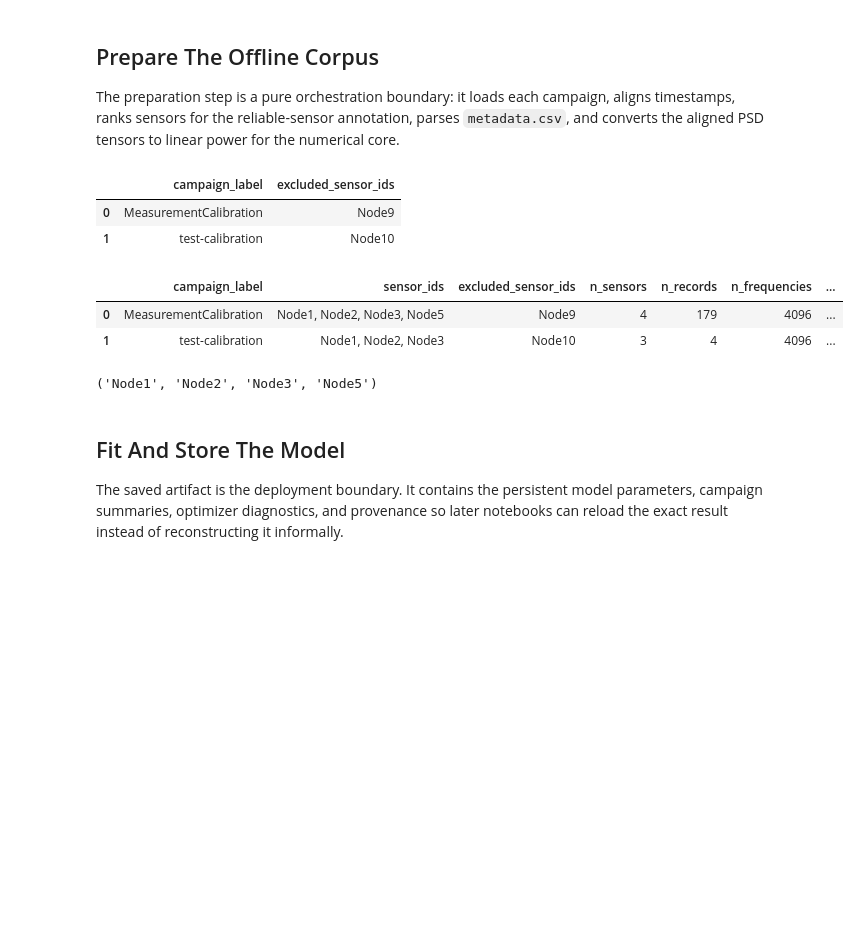
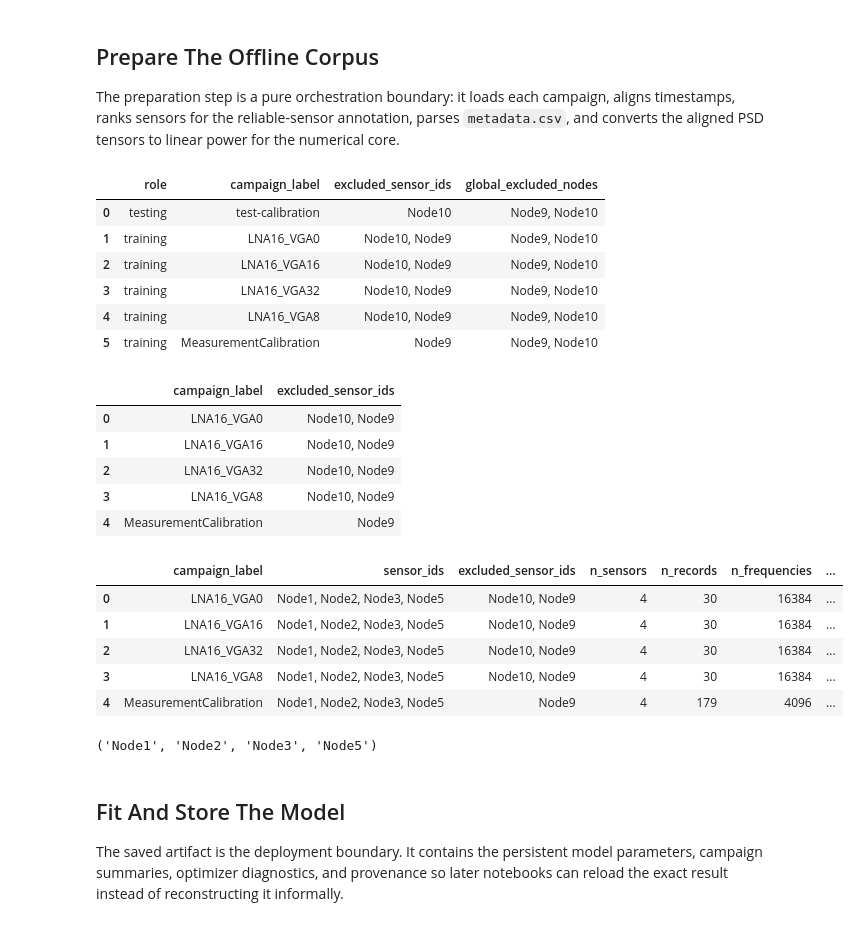
Before and after one commit to AlmondSund/MeasurementCalibration, a Jupyter notebook: notebooks/sensor_calibration.ipynb, the cells around one changed output. Saved outputs shown, nothing was run; the diff lists cells and outputs as text; code cells hidden in the pictures; blank space fills up the shorter version.

Commit message:
deploy

```diff
--- a/notebooks/sensor_calibration.ipynb
+++ b/notebooks/sensor_calibration.ipynb
@@ -9,8 +9,9 @@ The key architectural boundary is:
 - `spectral_calibration.py` holds the numerical model and optimizer.
 - `artifacts.py` persists the fitted result for later deployment.
 # %%
-# Modify this list to exclude specific nodes from the WHOLE analysis (Train + Deploy).
-EXCLUDED_NODES = ["Node9","Node10"]  # Node 9: Is on another location (non-comparable with others), Node 10: Seems to be broken
+# Shared workflow configuration lives under ``config/notebook_workflow/``.
+# Edit those files instead of maintaining notebook-local campaign or node lists.
+NOTEBOOK_WORKFLOW_CONFIG_DIRNAME = "config/notebook_workflow"
 # %%
 from __future__ import annotations
 
@@ -129,6 +126,37 @@ PosixPath('/home/marti/Code/MeasurementCalibration')
 
 The preparation step is a pure orchestration boundary: it loads each campaign, aligns timestamps, ranks sensors for the reliable-sensor annotation, parses `metadata.csv`, and converts the aligned PSD tensors to linear power for the numerical core.
 # %%
+workflow_configuration_rows = [
+    {
+        "role": "training",
+        "campaign_label": campaign_label,
+        "excluded_sensor_ids": ", ".join(
+            TRAINING_EXCLUDED_SENSOR_IDS_BY_CAMPAIGN[campaign_label]
+        ) or "-",
+    }
+    for campaign_label in TRAINING_CAMPAIGN_LABELS
+]
+workflow_configuration_rows.extend(
+    {
+        "role": "testing",
+        "campaign_label": campaign_label,
+        "excluded_sensor_ids": ", ".join(
+            GLOBAL_EXCLUDED_SENSOR_IDS_BY_CAMPAIGN[campaign_label]
+        ) or "-",
+    }
+    for campaign_label in TESTING_CAMPAIGN_LABELS
+)
+workflow_configuration_frame = pd.DataFrame(workflow_configuration_rows)
+workflow_configuration_frame["global_excluded_nodes"] = (
+    ", ".join(EXCLUDED_NODES) or "-"
+)
+display(
+    workflow_configuration_frame.sort_values(
+        ["role", "campaign_label"],
+        ignore_index=True,
+    )
+)
+
 preparation = prepare_calibration_corpus(
     campaign_labels=TRAINING_CAMPAIGN_LABELS,
     campaigns_root=CAMPAIGNS_ROOT,
@@ -145,39 +173,52 @@ resolved_exclusion_frame = pd.DataFrame(
     ]
 ).sort_values("campaign_label")
 display(resolved_exclusion_frame)
 
 campaign_rows = []
 for prepared_campaign in preparation.prepared_campaigns:
     configuration = prepared_campaign.campaign.configuration
     campaign_rows.append(
         {
             "campaign_label": prepared_campaign.campaign_label,
             "sensor_ids": ", ".join(prepared_campaign.campaign.sensor_ids),
             "excluded_sensor_ids": ", ".join(prepared_campaign.excluded_sensor_ids) or "-",
             "n_sensors": prepared_campaign.campaign.n_sensors,
             "n_records": prepared_campaign.campaign.n_acquisitions,
             "n_frequencies": prepared_campaign.campaign.n_frequencies,
             "reliable_sensor_id": prepared_campaign.reliable_sensor_id,
             "distribution_outliers": ", ".join(prepared_campaign.distribution_outlier_sensor_ids) or "-",
             "central_freq_MHz": configuration.central_frequency_hz / 1.0e6,
             "span_MHz": configuration.span_hz / 1.0e6,
             "rbw_kHz": configuration.resolution_bandwidth_hz / 1.0e3,
             "acquisition_interval_s": configuration.acquisition_interval_s,
             "antenna_amp": configuration.antenna_amplifier_enabled,
         }
     )
 
 campaign_frame = pd.DataFrame(campaign_rows).sort_values("campaign_label")
 display(campaign_frame)
 
 preparation.corpus.sensor_ids
 # %% [output]
-|  | campaign_label | excluded_sensor_ids |
-| 0 | MeasurementCalibration | Node9 |
-| 1 | test-calibration | Node10 |
+|  | role | campaign_label | excluded_sensor_ids | global_excluded_nodes |
+| 0 | testing | test-calibration | Node10 | Node9, Node10 |
+| 1 | training | LNA16_VGA0 | Node10, Node9 | Node9, Node10 |
+| 2 | training | LNA16_VGA16 | Node10, Node9 | Node9, Node10 |
+| 3 | training | LNA16_VGA32 | Node10, Node9 | Node9, Node10 |
+| 4 | training | LNA16_VGA8 | Node10, Node9 | Node9, Node10 |
+| 5 | training | MeasurementCalibration | Node9 | Node9, Node10 |
-|  | campaign_label | sensor_ids | excluded_sensor_ids | n_sensors | n_records | n_frequencies | ... |
-| 0 | MeasurementCalibration | Node1, Node2, Node3, Node5 | Node9 | 4 | 179 | 4096 | ... |
-| 1 | test-calibration | Node1, Node2, Node3 | Node10 | 3 | 4 | 4096 | ... |
+|  | campaign_label | excluded_sensor_ids |
+| 0 | LNA16_VGA0 | Node10, Node9 |
+| 1 | LNA16_VGA16 | Node10, Node9 |
+| 2 | LNA16_VGA32 | Node10, Node9 |
+| 3 | LNA16_VGA8 | Node10, Node9 |
+| 4 | MeasurementCalibration | Node9 |
+|  | campaign_label | sensor_ids | excluded_sensor_ids | n_sensors | n_records | n_frequencies | ... |
+| 0 | LNA16_VGA0 | Node1, Node2, Node3, Node5 | Node10, Node9 | 4 | 30 | 16384 | ... |
+| 1 | LNA16_VGA16 | Node1, Node2, Node3, Node5 | Node10, Node9 | 4 | 30 | 16384 | ... |
+| 2 | LNA16_VGA32 | Node1, Node2, Node3, Node5 | Node10, Node9 | 4 | 30 | 16384 | ... |
+| 3 | LNA16_VGA8 | Node1, Node2, Node3, Node5 | Node10, Node9 | 4 | 30 | 16384 | ... |
+| 4 | MeasurementCalibration | Node1, Node2, Node3, Node5 | Node9 | 4 | 179 | 4096 | ... |
 ('Node1', 'Node2', 'Node3', 'Node5')
 # %% [markdown]
 ## Fit And Store The Model
```
Also changed, not shown: parts of 2 cells of this notebook, 6 other files.
